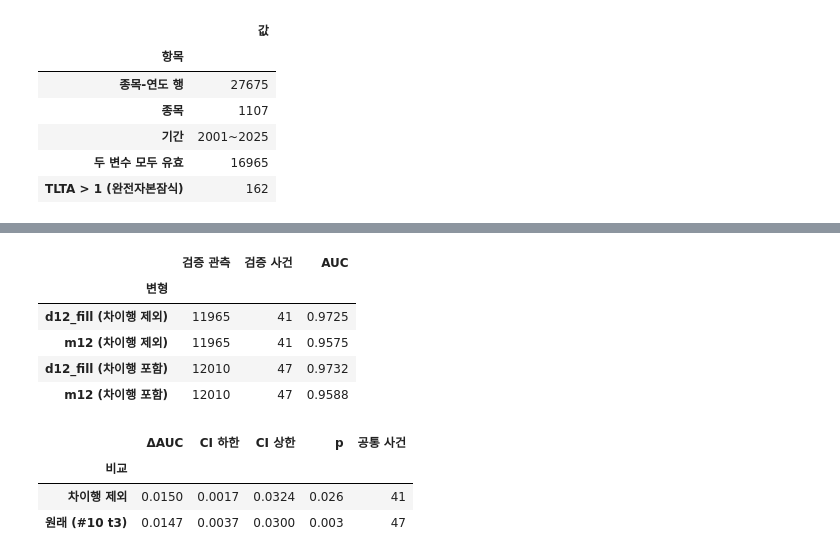
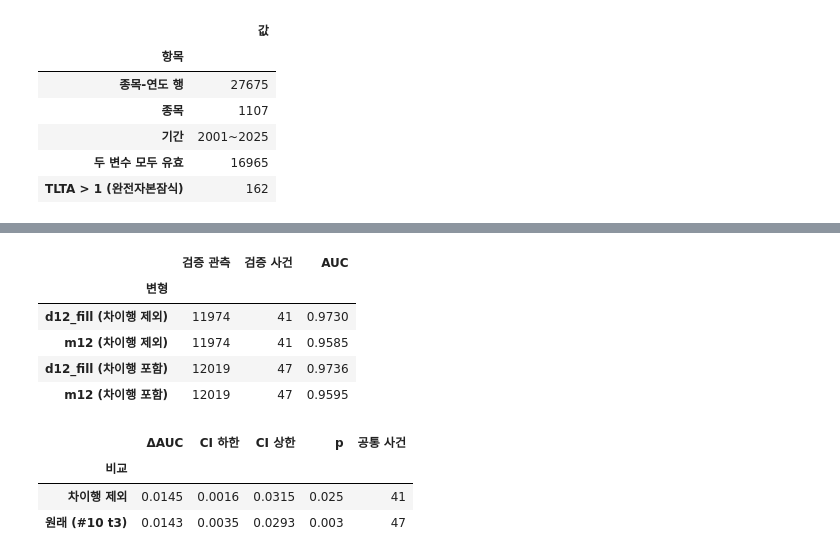
Before and after one commit to Seanjeon0220/project, a Jupyter notebook: quant/fVoL/kospi/delisted_withD.ipynb, the cells around one changed output, grey strips where cells are left out. Drawn from its saved outputs; the diff is of its cells as text; code cells hidden in the pictures.

```diff
--- a/quant/fVoL/kospi/delisted_withD.ipynb
+++ b/quant/fVoL/kospi/delisted_withD.ipynb
@@ -3070,44 +3074,44 @@ display(d10c)
 
 A_, F_, M_ = 'SIGMA_d12_a_f', 'SIGMA_d12_fill_a_f', 'SIGMA_m12_a_f'
 excl = (p[A_] - p[F_]).abs().gt(1e-12).fillna(False)
 kk = p[BF + [A_, F_, M_]].notna().all(axis=1)
 keep = kk & ~excl
 
 rF = walk2(BF + [F_], train_mask=keep, test_mask=keep)
 rM = walk2(BF + [M_], train_mask=keep, test_mask=keep)
 rF2 = walk2(BF + [F_], train_mask=kk, test_mask=kk)
 rM2 = walk2(BF + [M_], train_mask=kk, test_mask=kk)
 
 d11a = pd.DataFrame({
     '검증 관측': [len(rF), len(rM), len(rF2), len(rM2)],
     '검증 사건': [int(r['y'].sum()) for r in [rF, rM, rF2, rM2]],
     'AUC': [round(roc_auc_score(r['y'], r['ph']), 4) for r in [rF, rM, rF2, rM2]]},
     index=pd.Index(['d12_fill (차이행 제외)', 'm12 (차이행 제외)',
                     'd12_fill (차이행 포함)', 'm12 (차이행 포함)'], name='변형'))
 display(d11a)
 
 yk, Sk, Ak, _ = boot_pairs({'d12_fill': rF, 'm12': rM}, ['d12_fill', 'm12'])
 dd = Ak[:, 0] - Ak[:, 1]
 pv = 2 * min((dd <= 0).mean(), (dd >= 0).mean())
 d11b = pd.DataFrame({
-    'ΔAUC': [round(auc_fast(yk, Sk[:, 0]) - auc_fast(yk, Sk[:, 1]), 4), 0.0147],
-    'CI 하한': [round(np.percentile(dd, 2.5), 4), 0.0037],
-    'CI 상한': [round(np.percentile(dd, 97.5), 4), 0.0300],
+    'ΔAUC': [round(auc_fast(yk, Sk[:, 0]) - auc_fast(yk, Sk[:, 1]), 4), 0.0143],
+    'CI 하한': [round(np.percentile(dd, 2.5), 4), 0.0035],
+    'CI 상한': [round(np.percentile(dd, 97.5), 4), 0.0293],
     'p': [round(min(pv, 1.0), 3), 0.003],
     '공통 사건': [int(yk.sum()), 47]},
     index=pd.Index(['차이행 제외', '원래 (#10 t3)'], name='비교'))
 display(d11b)
 # %% [output]
 |  | 검증 관측 | 검증 사건 | AUC |
 | 변형 |  |  |  |
-| d12_fill (차이행 제외) | 11965 | 41 | 0.9725 |
-| m12 (차이행 제외) | 11965 | 41 | 0.9575 |
-| d12_fill (차이행 포함) | 12010 | 47 | 0.9732 |
-| m12 (차이행 포함) | 12010 | 47 | 0.9588 |
+| d12_fill (차이행 제외) | 11974 | 41 | 0.9730 |
+| m12 (차이행 제외) | 11974 | 41 | 0.9585 |
+| d12_fill (차이행 포함) | 12019 | 47 | 0.9736 |
+| m12 (차이행 포함) | 12019 | 47 | 0.9595 |
 |  | ΔAUC | CI 하한 | CI 상한 | p | 공통 사건 |
 | 비교 |  |  |  |  |  |
-| 차이행 제외 | 0.0150 | 0.0017 | 0.0324 | 0.026 | 41 |
-| 원래 (#10 t3) | 0.0147 | 0.0037 | 0.0300 | 0.003 | 47 |
+| 차이행 제외 | 0.0145 | 0.0016 | 0.0315 | 0.025 | 41 |
+| 원래 (#10 t3) | 0.0143 | 0.0035 | 0.0293 | 0.003 | 47 |
 # %%
 # 13
 
```
Also changed, not shown: parts of 33 cells of this notebook.
